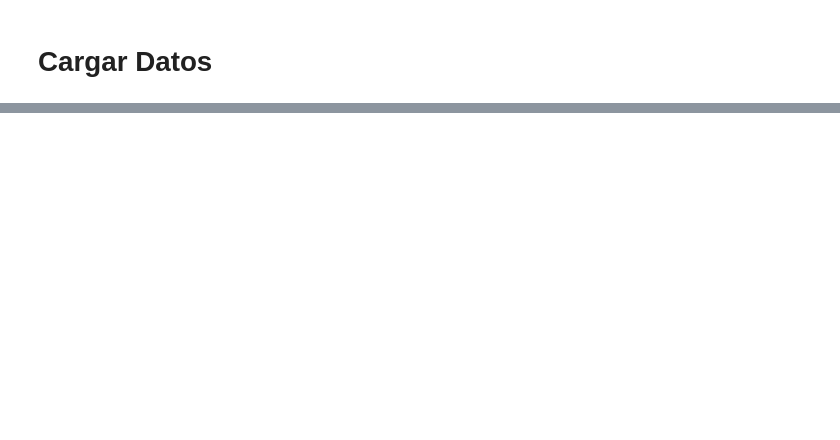
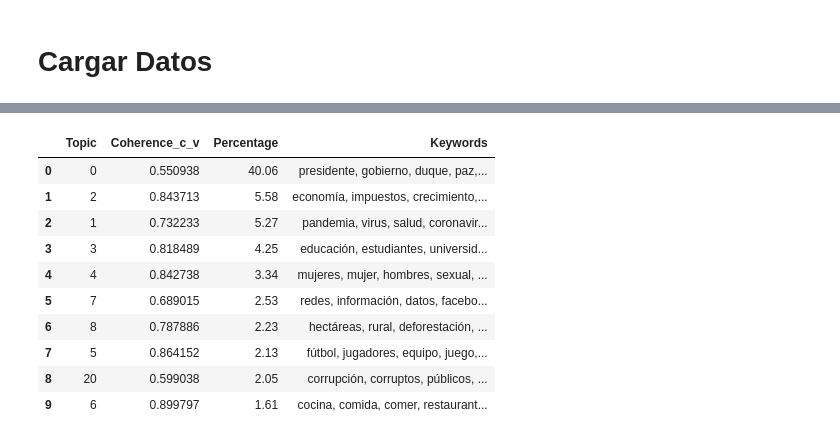
Before and after one commit to BMSS-EAFIT-Projects/HumanidadesDigitales, a Jupyter notebook: notebooks/9_bertopic_chunks_general.ipynb, the cells around one changed output, grey strips where cells are left out. Cells and saved outputs as stored; diff of their text form; code cells hidden in the pictures; blank space fills up the shorter version.

```diff
--- a/notebooks/9_bertopic_chunks_general.ipynb
+++ b/notebooks/9_bertopic_chunks_general.ipynb
@@ -263,0 +357,42 @@ KeyboardInterrupt:
+# %%
+total_docs = tm_res["Count"].sum()
+# %%
+top = (
+    tm_res
+    .sort_values("Count", ascending=False)
+    .head(10)
+    .copy()
+)
+top["Keywords"] = top["Representation"].apply(
+    lambda words: ", ".join(words)
+)
+# %%
+top["Percentage"] = (top["Count"] / total_docs * 100).round(2)
+# %%
+top = top.merge(
+    coherence_df,
+    on="Topic",
+    how="left"
+)
+# %%
+final_table = top[[
+    "Topic",
+    #"Count",
+    "Coherence_c_v",
+    "Percentage",
+    "Keywords"
+]]
+
+final_table
+# %% [output]
+|  | Topic | Coherence_c_v | Percentage | Keywords |
+| 0 | 0 | 0.550938 | 40.06 | presidente, gobierno, duque, paz,... |
+| 1 | 2 | 0.843713 | 5.58 | economía, impuestos, crecimiento,... |
+| 2 | 1 | 0.732233 | 5.27 | pandemia, virus, salud, coronavir... |
+| 3 | 3 | 0.818489 | 4.25 | educación, estudiantes, universid... |
+| 4 | 4 | 0.842738 | 3.34 | mujeres, mujer, hombres, sexual, ... |
+| 5 | 7 | 0.689015 | 2.53 | redes, información, datos, facebo... |
+| 6 | 8 | 0.787886 | 2.23 | hectáreas, rural, deforestación, ... |
+| 7 | 5 | 0.864152 | 2.13 | fútbol, jugadores, equipo, juego,... |
+| 8 | 20 | 0.599038 | 2.05 | corrupción, corruptos, públicos, ... |
+| 9 | 6 | 0.899797 | 1.61 | cocina, comida, comer, restaurant... |
```
Also changed, not shown: parts of 50 cells of this notebook, 18 other files.
